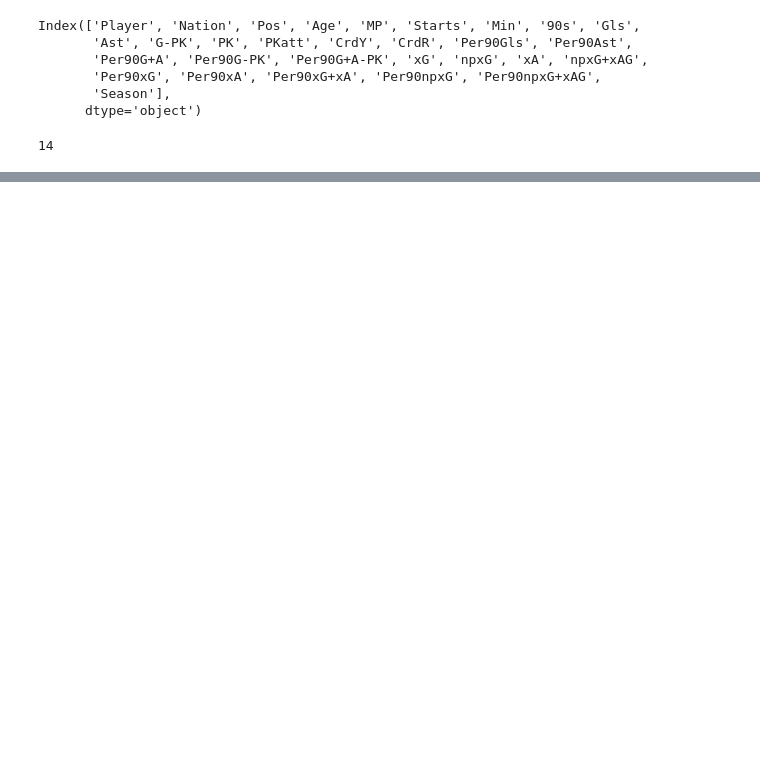
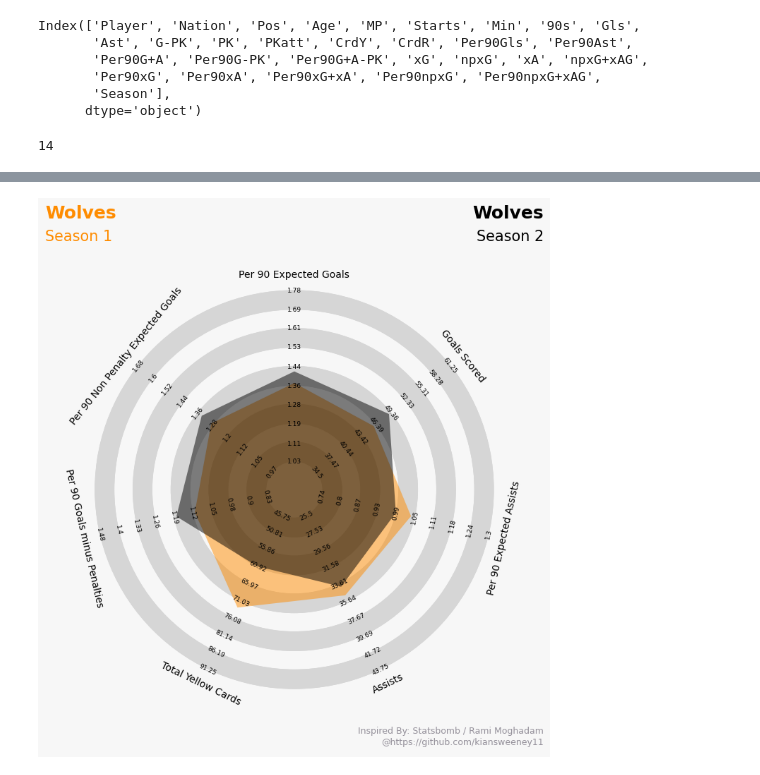
Before and after one commit to kiansweeney11/xg-data-analysis, a Jupyter notebook: season-comparisons.ipynb, the cells around one changed output, grey strips where cells are left out. Cells and saved outputs as stored; diff of their text form; code cells hidden in the pictures; blank space fills up the shorter version.

```diff
--- a/season-comparisons.ipynb
+++ b/season-comparisons.ipynb
@@ -252,0 +263,4 @@ create_2p_radar(sheff_s1, sheff_s2, 'Season 1', 'black', 'Sheffield United', 'Se
+# %%
+create_2p_radar(wolves_s1, wolves_s2, 'Season 1', 'darkorange', 'Wolves', 'Season 2', 'black', 'Wolves')
+# %% [output]
+[figure, added]
```
Also changed, not shown: parts of 9 cells of this notebook.
